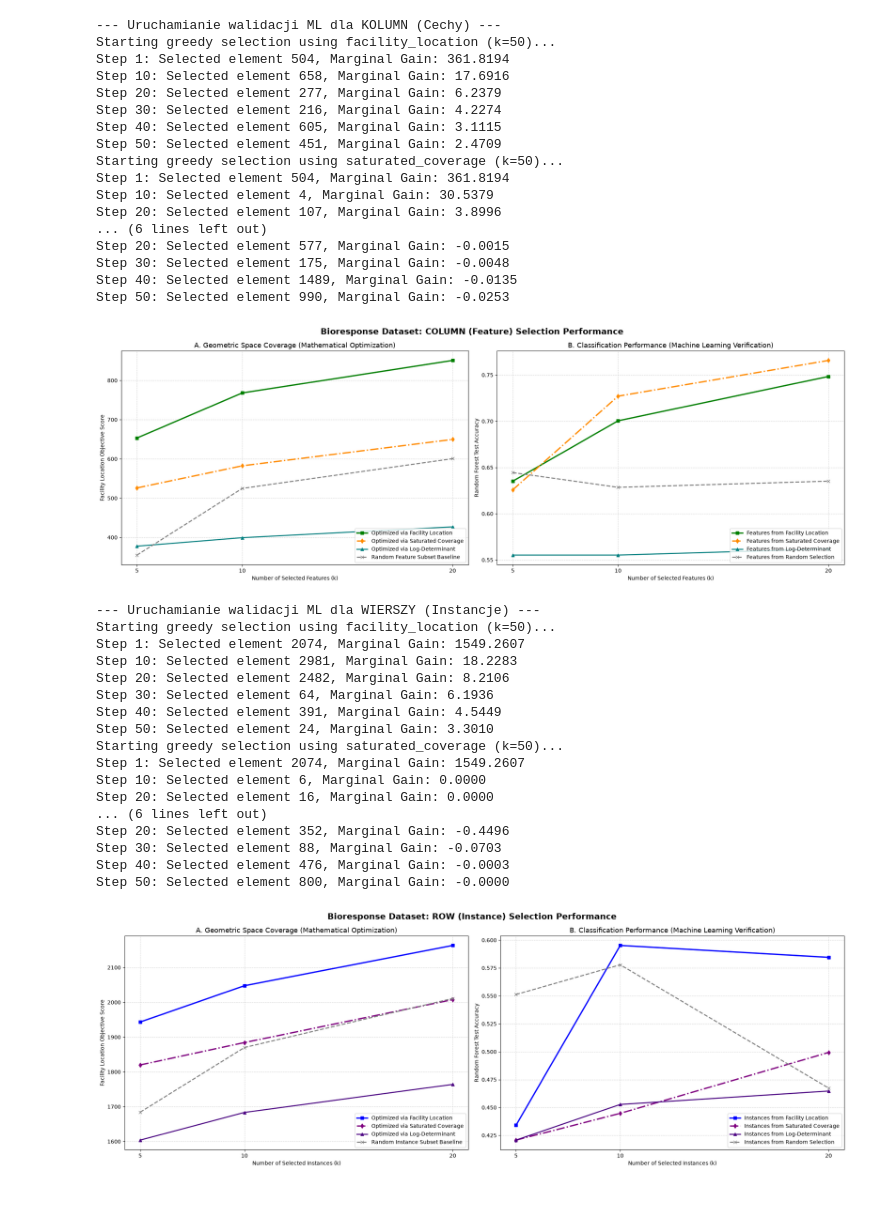
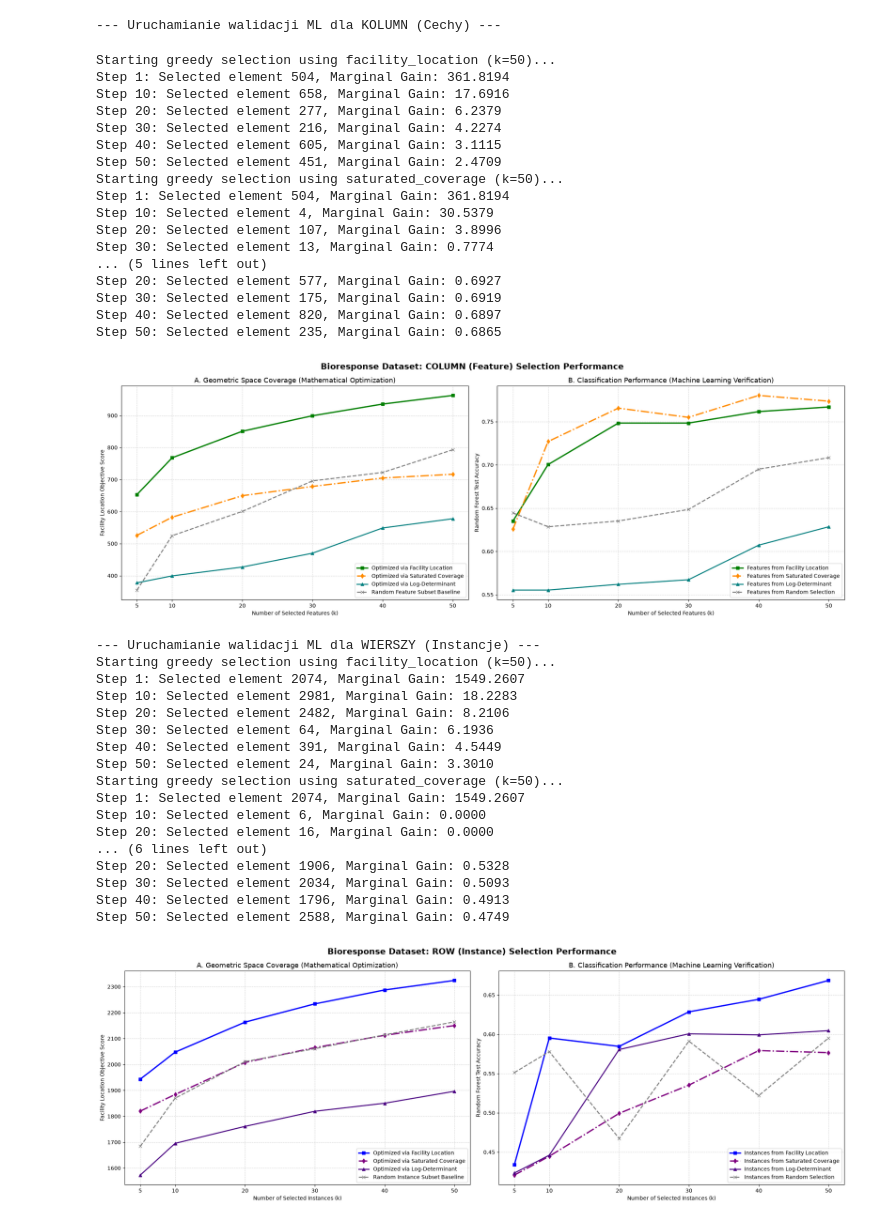
Before and after one commit to wojtek5739g/Optimization-in-Data-Analysis, a Jupyter notebook: bioresponse_ne.ipynb, the cells around one changed output. Cells and saved outputs as stored; diff of their text form; code cells hidden in the pictures.

```diff
--- a/bioresponse_ne.ipynb
+++ b/bioresponse_ne.ipynb
@@ -254,12 +299,6 @@ from sklearn.ensemble import RandomForestClassifier
 from sklearn.metrics import accuracy_score
 from sklearn.metrics.pairwise import cosine_similarity
 
-# Import funkcji z Twojego modułu
-from greedy_algorithm.greedy import (
-    greedy_submodular_maximization_2,
-    facility_location_score
-)
-
 # Bezpieczne przygotowanie struktur NumPy (bazując na danych z Sekcji 1)
 X_train_np = X_train.to_numpy() if hasattr(X_train, 'to_numpy') else np.array(X_train)
 X_test_np = X_test.to_numpy() if hasattr(X_test, 'to_numpy') else np.array(X_test)
@@ -267,7 +306,7 @@ y_train_np = y_train.values if hasattr(y_train, 'values') else np.array(y_train)
 y_test_np = y_test.values if hasattr(y_test, 'values') else np.array(y_test).flatten()
 
 budget_k = 50
-k_milestones = [5, 10, 20]
+k_milestones = [5, 10, 20, 30, 40, 50]
 
 
 # =====================================================================
@@ -405,65 +444,66 @@ for k_val in k_milestones:
 # Generowanie wykresu dla WIERSZY
 fig_rows, (ax1, ax2) = plt.subplots(1, 2, figsize=(20, 7))
 fig_rows.suptitle("Bioresponse Dataset: ROW (Instance) Selection Performance", fontsize=16, fontweight='bold', y=0.98)
 
 ax1.plot(k_milestones, scores_math_fl_rows, marker='s', label='Optimized via Facility Location', linewidth=2.5, color='blue')
 ax1.plot(k_milestones, scores_math_sc_rows, marker='d', label='Optimized via Saturated Coverage', linewidth=2.5, linestyle='-.', color='purple')
 ax1.plot(k_milestones, scores_math_ld_rows, marker='^', label='Optimized via Log-Determinant', linewidth=2.0, color='indigo')
 ax1.plot(k_milestones, scores_math_rand_rows, marker='x', label='Random Instance Subset Baseline', linestyle='--', linewidth=2.0, color='gray')
 ax1.set_title("A. Geometric Space Coverage (Mathematical Optimization)", fontsize=13)
 ax1.set_xlabel("Number of Selected Instances (k)")
 ax1.set_ylabel("Facility Location Objective Score")
 ax1.set_xticks(k_milestones)
 ax1.grid(True, linestyle='--', alpha=0.5)
 ax1.legend(loc='lower right')
 
 ax2.plot(k_milestones, scores_acc_fl_rows, marker='s', label='Instances from Facility Location', linewidth=2.5, color='blue')
 ax2.plot(k_milestones, scores_acc_sc_rows, marker='d', label='Instances from Saturated Coverage', linewidth=2.5, linestyle='-.', color='purple')
 ax2.plot(k_milestones, scores_acc_ld_rows, marker='^', label='Instances from Log-Determinant', linewidth=2.0, color='indigo')
 ax2.plot(k_milestones, scores_acc_rand_rows, marker='x', label='Instances from Random Selection', linestyle='--', linewidth=2.0, color='gray')
 ax2.set_title("B. Classification Performance (Machine Learning Verification)", fontsize=13)
 ax2.set_xlabel("Number of Selected Instances (k)")
 ax2.set_ylabel("Random Forest Test Accuracy")
 ax2.set_xticks(k_milestones)
 ax2.grid(True, linestyle='--', alpha=0.5)
 ax2.legend(loc='lower right')
 
 plt.tight_layout()
 plt.show()
 # %% [output]
 --- Uruchamianie walidacji ML dla KOLUMN (Cechy) ---
-Starting greedy selection using facility_location (k=50)...
-Step 1: Selected element 504, Marginal Gain: 361.8194
-Step 10: Selected element 658, Marginal Gain: 17.6916
-Step 20: Selected element 277, Marginal Gain: 6.2379
-Step 30: Selected element 216, Marginal Gain: 4.2274
-Step 40: Selected element 605, Marginal Gain: 3.1115
-Step 50: Selected element 451, Marginal Gain: 2.4709
-Starting greedy selection using saturated_coverage (k=50)...
-Step 1: Selected element 504, Marginal Gain: 361.8194
-Step 10: Selected element 4, Marginal Gain: 30.5379
-Step 20: Selected element 107, Marginal Gain: 3.8996
-... (6 lines left out)
-Step 20: Selected element 577, Marginal Gain: -0.0015
-Step 30: Selected element 175, Marginal Gain: -0.0048
-Step 40: Selected element 1489, Marginal Gain: -0.0135
-Step 50: Selected element 990, Marginal Gain: -0.0253
+Starting greedy selection using facility_location (k=50)...
+Step 1: Selected element 504, Marginal Gain: 361.8194
+Step 10: Selected element 658, Marginal Gain: 17.6916
+Step 20: Selected element 277, Marginal Gain: 6.2379
+Step 30: Selected element 216, Marginal Gain: 4.2274
+Step 40: Selected element 605, Marginal Gain: 3.1115
+Step 50: Selected element 451, Marginal Gain: 2.4709
+Starting greedy selection using saturated_coverage (k=50)...
+Step 1: Selected element 504, Marginal Gain: 361.8194
+Step 10: Selected element 4, Marginal Gain: 30.5379
+Step 20: Selected element 107, Marginal Gain: 3.8996
+Step 30: Selected element 13, Marginal Gain: 0.7774
+... (5 lines left out)
+Step 20: Selected element 577, Marginal Gain: 0.6927
+Step 30: Selected element 175, Marginal Gain: 0.6919
+Step 40: Selected element 820, Marginal Gain: 0.6897
+Step 50: Selected element 235, Marginal Gain: 0.6865
-[figure, old version]
+[figure, new version]
---- Uruchamianie walidacji ML dla WIERSZY (Instancje) ---
-Starting greedy selection using facility_location (k=50)...
-Step 1: Selected element 2074, Marginal Gain: 1549.2607
-Step 10: Selected element 2981, Marginal Gain: 18.2283
-Step 20: Selected element 2482, Marginal Gain: 8.2106
-Step 30: Selected element 64, Marginal Gain: 6.1936
-Step 40: Selected element 391, Marginal Gain: 4.5449
-Step 50: Selected element 24, Marginal Gain: 3.3010
-Starting greedy selection using saturated_coverage (k=50)...
-Step 1: Selected element 2074, Marginal Gain: 1549.2607
-Step 10: Selected element 6, Marginal Gain: 0.0000
-Step 20: Selected element 16, Marginal Gain: 0.0000
-... (6 lines left out)
-Step 20: Selected element 352, Marginal Gain: -0.4496
-Step 30: Selected element 88, Marginal Gain: -0.0703
-Step 40: Selected element 476, Marginal Gain: -0.0003
-Step 50: Selected element 800, Marginal Gain: -0.0000
+--- Uruchamianie walidacji ML dla WIERSZY (Instancje) ---
+Starting greedy selection using facility_location (k=50)...
+Step 1: Selected element 2074, Marginal Gain: 1549.2607
+Step 10: Selected element 2981, Marginal Gain: 18.2283
+Step 20: Selected element 2482, Marginal Gain: 8.2106
+Step 30: Selected element 64, Marginal Gain: 6.1936
+Step 40: Selected element 391, Marginal Gain: 4.5449
+Step 50: Selected element 24, Marginal Gain: 3.3010
+Starting greedy selection using saturated_coverage (k=50)...
+Step 1: Selected element 2074, Marginal Gain: 1549.2607
+Step 10: Selected element 6, Marginal Gain: 0.0000
+Step 20: Selected element 16, Marginal Gain: 0.0000
+... (6 lines left out)
+Step 20: Selected element 1906, Marginal Gain: 0.5328
+Step 30: Selected element 2034, Marginal Gain: 0.5093
+Step 40: Selected element 1796, Marginal Gain: 0.4913
+Step 50: Selected element 2588, Marginal Gain: 0.4749
-[figure, old version]
+[figure, new version]
```
Also changed, not shown: parts of 7 cells of this notebook, 2 other files.
